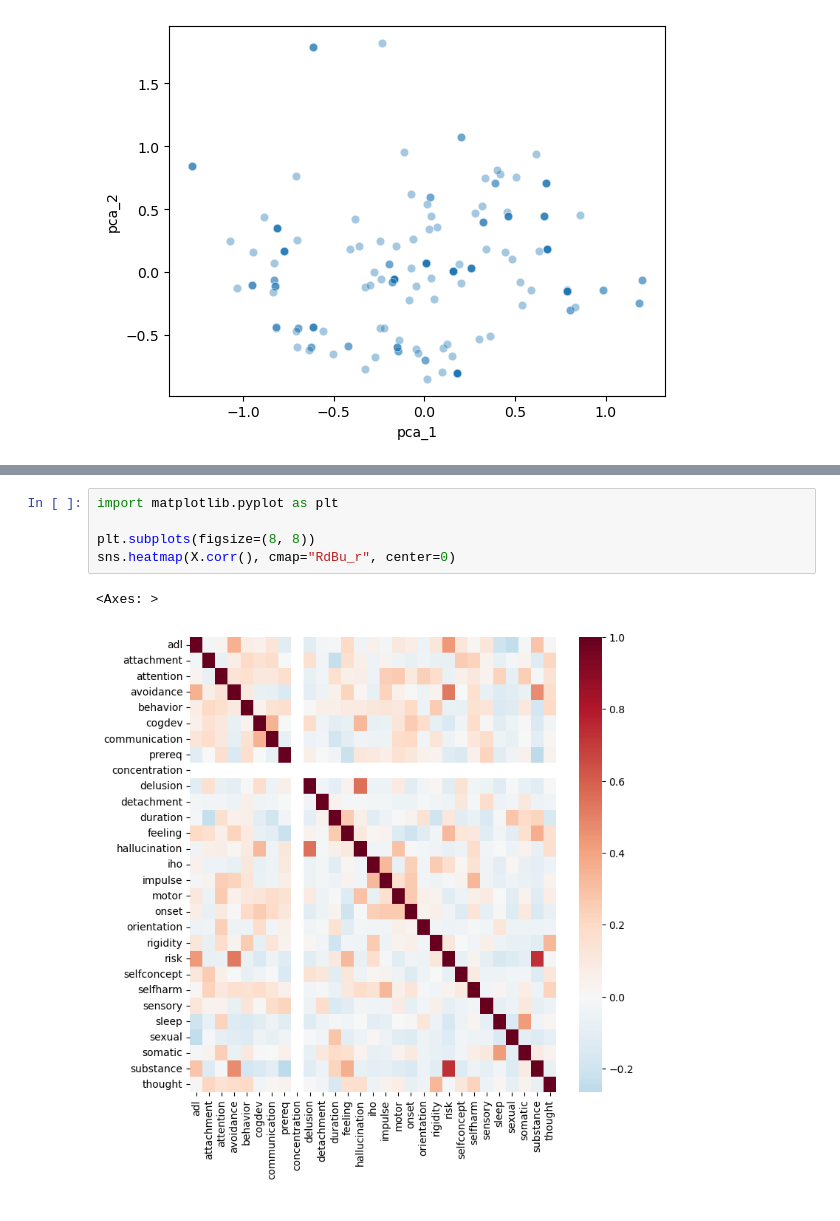
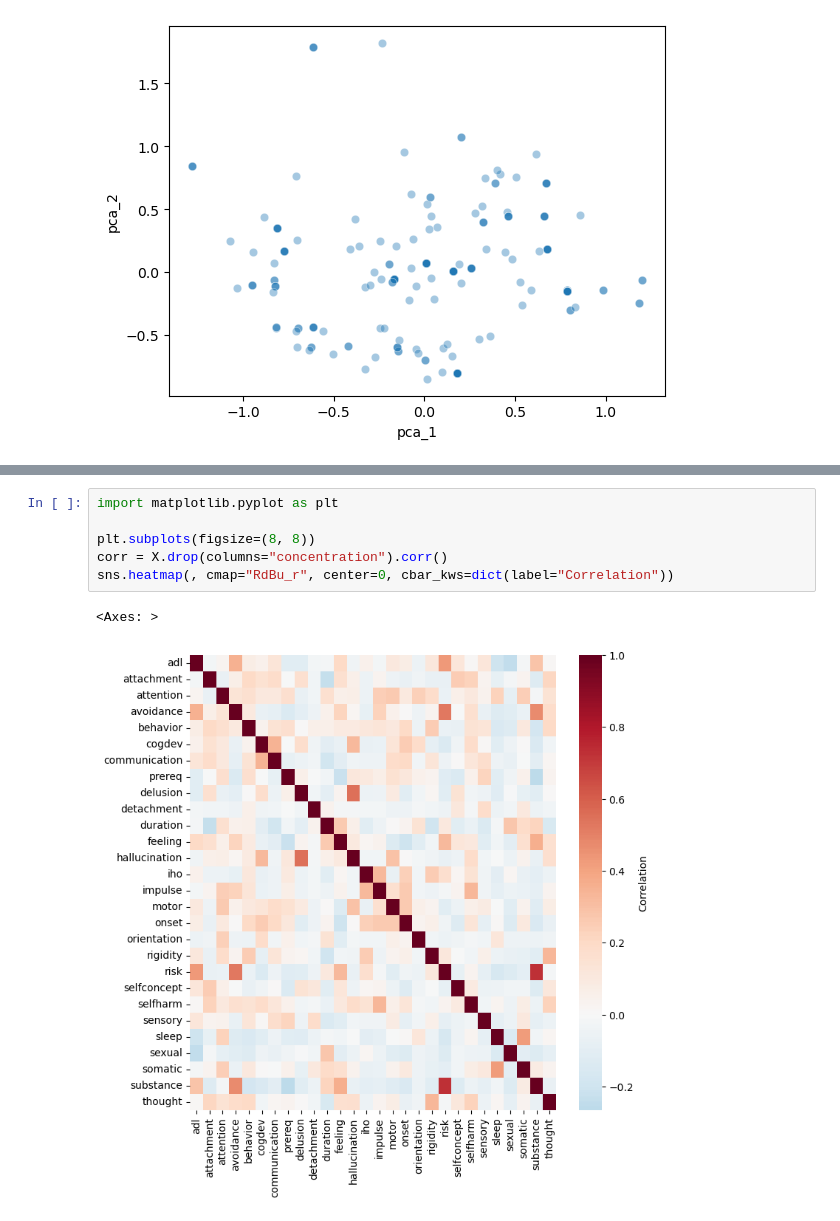
Before and after one commit to jonathan-legrand/autodiag, a Jupyter notebook: explore.ipynb, the cells around one changed output, grey strips where cells are left out. Cells and saved outputs as stored; diff of their text form.

Commit message:
graphics

```diff
--- a/explore.ipynb
+++ b/explore.ipynb
@@ -38,8 +55,9 @@ sns.scatterplot(pca_df, x="pca_1", y="pca_2", alpha=0.4)
 # %%
 import matplotlib.pyplot as plt
 
 plt.subplots(figsize=(8, 8))
-sns.heatmap(X.corr(), cmap="RdBu_r", center=0)
+corr = X.drop(columns="concentration").corr()
+sns.heatmap(, cmap="RdBu_r", center=0, cbar_kws=dict(label="Correlation"))
 # %% [output]
 <Axes: >
-[figure, old version]
+[figure, new version]
```
Also changed, not shown: parts of 1 cell of this notebook, 1 other file.
